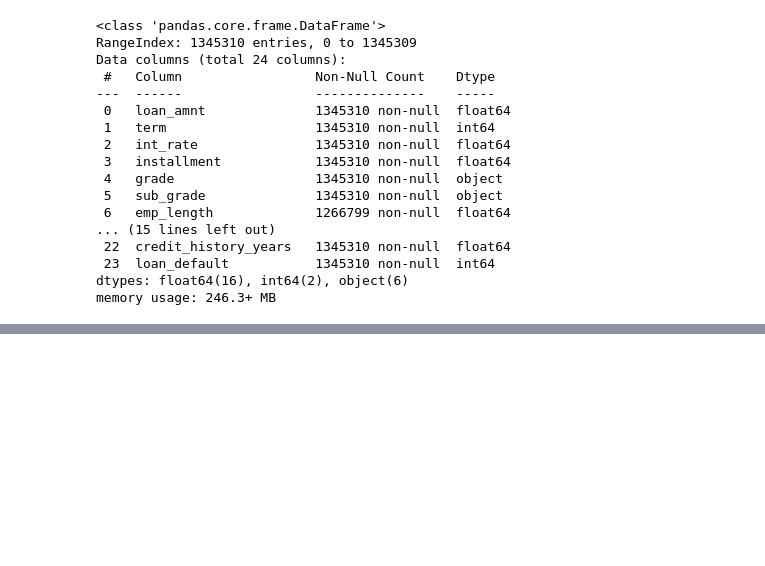
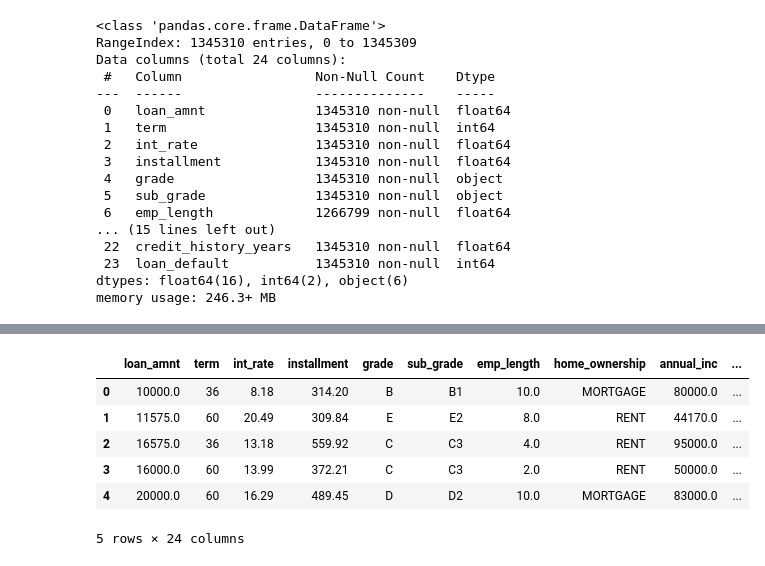
Before and after one commit to souradipdey166/lending-club-default-predictor, a Jupyter notebook: 00_experiment.ipynb, the cells around one changed output, grey strips where cells are left out. Cells and saved outputs as stored; diff of their text form; code cells hidden in the pictures; blank space fills up the shorter version.

```diff
--- a/00_experiment.ipynb
+++ b/00_experiment.ipynb
@@ -1060,0 +1135,10 @@ ROC-AUC  : 0.7035
+# %%
+df.head()
+# %% [output]
+|  | loan_amnt | term | int_rate | installment | grade | sub_grade | emp_length | home_ownership | annual_inc | ... |
+| 0 | 10000.0 | 36 | 8.18 | 314.20 | B | B1 | 10.0 | MORTGAGE | 80000.0 | ... |
+| 1 | 11575.0 | 60 | 20.49 | 309.84 | E | E2 | 8.0 | RENT | 44170.0 | ... |
+| 2 | 16575.0 | 36 | 13.18 | 559.92 | C | C3 | 4.0 | RENT | 95000.0 | ... |
+| 3 | 16000.0 | 60 | 13.99 | 372.21 | C | C3 | 2.0 | RENT | 50000.0 | ... |
+| 4 | 20000.0 | 60 | 16.29 | 489.45 | D | D2 | 10.0 | MORTGAGE | 83000.0 | ... |
+5 rows × 24 columns
```
Also changed, not shown: parts of 28 cells of this notebook, 19 other files.
